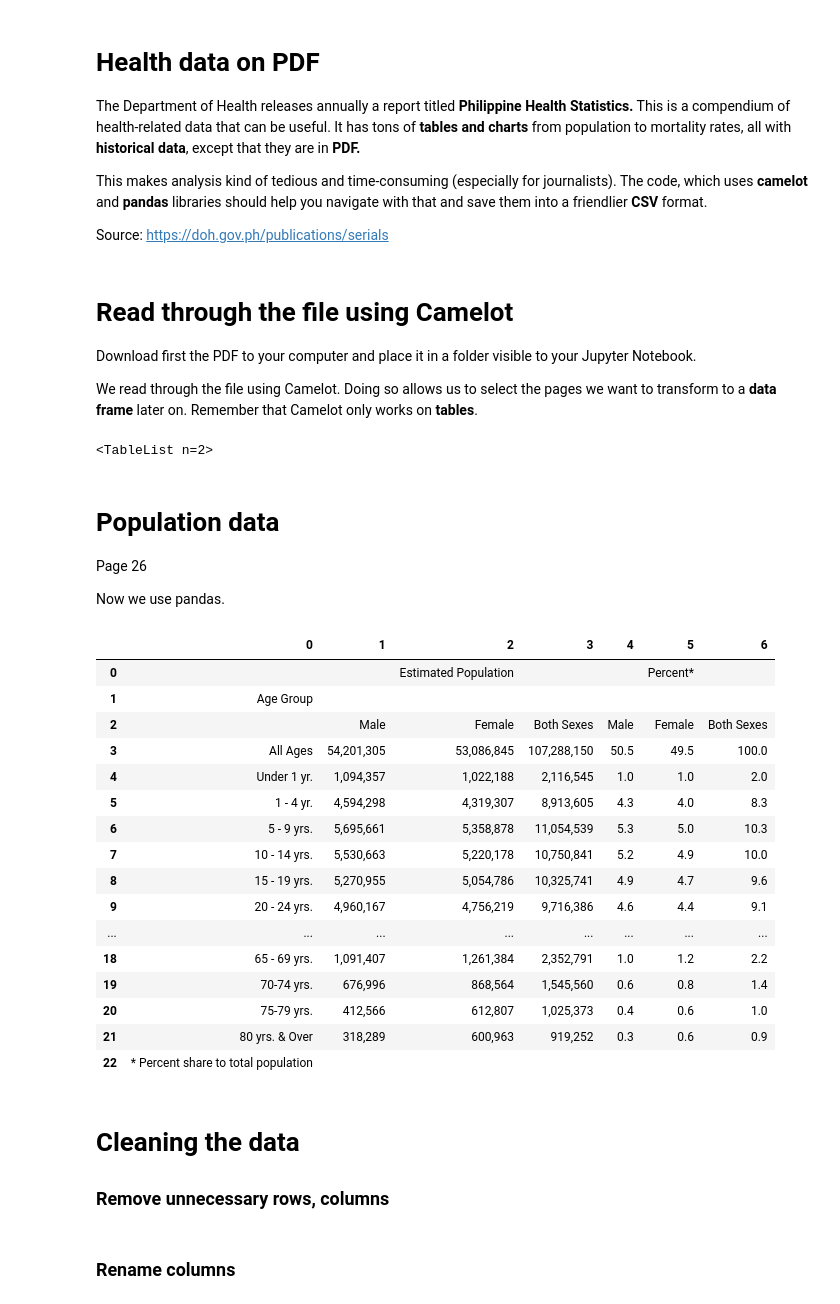
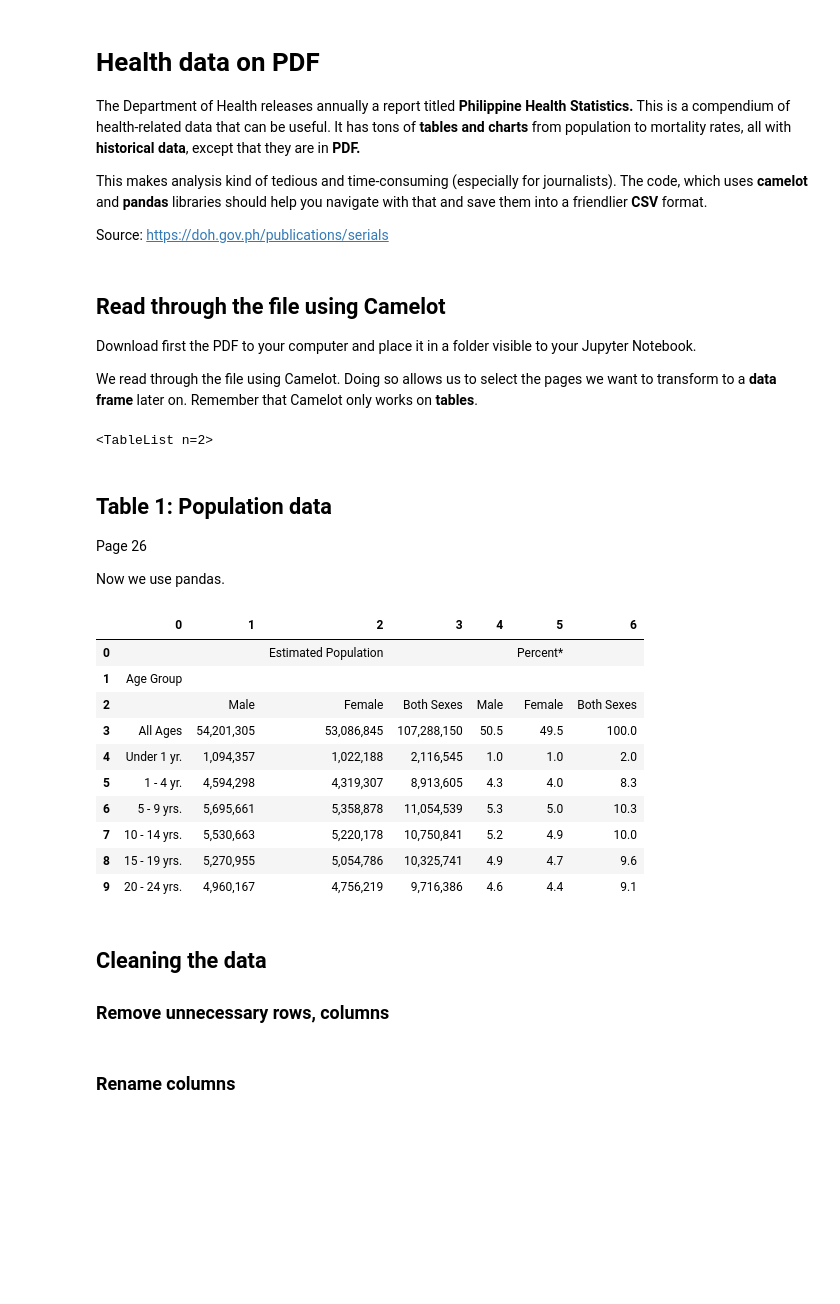
Before and after one commit to pmagtulis/practice-notebooks, a Jupyter notebook: camelot/health-data-pdf.ipynb, the cells around one changed output. Drawn from its saved outputs; the diff is of its cells as text; code cells hidden in the pictures; blank space fills up the shorter version.

```diff
--- a/camelot/health-data-pdf.ipynb
+++ b/camelot/health-data-pdf.ipynb
@@ -10,7 +10,7 @@ Source: https://doh.gov.ph/publications/serials
 import pandas as pd
 import camelot
 # %% [markdown]
-# Read through the file using Camelot
+## Read through the file using Camelot
 
 Download first the PDF to your computer and place it in a folder visible to your Jupyter Notebook.
 
@@ -22,34 +22,28 @@ tables
 # %% [output]
 <TableList n=2>
 # %% [markdown]
-# Population data
+## Table 1: Population data
 
 Page 26
 
 Now we use pandas.
 # %%
 df_pop = tables[0].df
-df_pop
+df_pop.head(10)
 # %% [output]
 |  | 0 | 1 | 2 | 3 | 4 | 5 | 6 |
 | 0 |  |  | Estimated Population |  |  | Percent* |  |
 | 1 | Age Group |  |  |  |  |  |  |
 | 2 |  | Male | Female | Both Sexes | Male | Female | Both Sexes |
 | 3 | All Ages | 54,201,305 | 53,086,845 | 107,288,150 | 50.5 | 49.5 | 100.0 |
 | 4 | Under 1 yr. | 1,094,357 | 1,022,188 | 2,116,545 | 1.0 | 1.0 | 2.0 |
 | 5 | 1 - 4 yr. | 4,594,298 | 4,319,307 | 8,913,605 | 4.3 | 4.0 | 8.3 |
 | 6 | 5 - 9 yrs. | 5,695,661 | 5,358,878 | 11,054,539 | 5.3 | 5.0 | 10.3 |
 | 7 | 10 - 14 yrs. | 5,530,663 | 5,220,178 | 10,750,841 | 5.2 | 4.9 | 10.0 |
 | 8 | 15 - 19 yrs. | 5,270,955 | 5,054,786 | 10,325,741 | 4.9 | 4.7 | 9.6 |
 | 9 | 20 - 24 yrs. | 4,960,167 | 4,756,219 | 9,716,386 | 4.6 | 4.4 | 9.1 |
-| ... | ... | ... | ... | ... | ... | ... | ... |
-| 18 | 65 - 69 yrs. | 1,091,407 | 1,261,384 | 2,352,791 | 1.0 | 1.2 | 2.2 |
-| 19 | 70-74 yrs. | 676,996 | 868,564 | 1,545,560 | 0.6 | 0.8 | 1.4 |
-| 20 | 75-79 yrs. | 412,566 | 612,807 | 1,025,373 | 0.4 | 0.6 | 1.0 |
-| 21 | 80 yrs. & Over | 318,289 | 600,963 | 919,252 | 0.3 | 0.6 | 0.9 |
-| 22 | * Percent share to total population |  |  |  |  |  |  |
 # %% [markdown]
-# Cleaning the data
+## Cleaning the data
 
 ### Remove unnecessary rows, columns
 # %%
```
Also changed, not shown: parts of 16 cells of this notebook.
